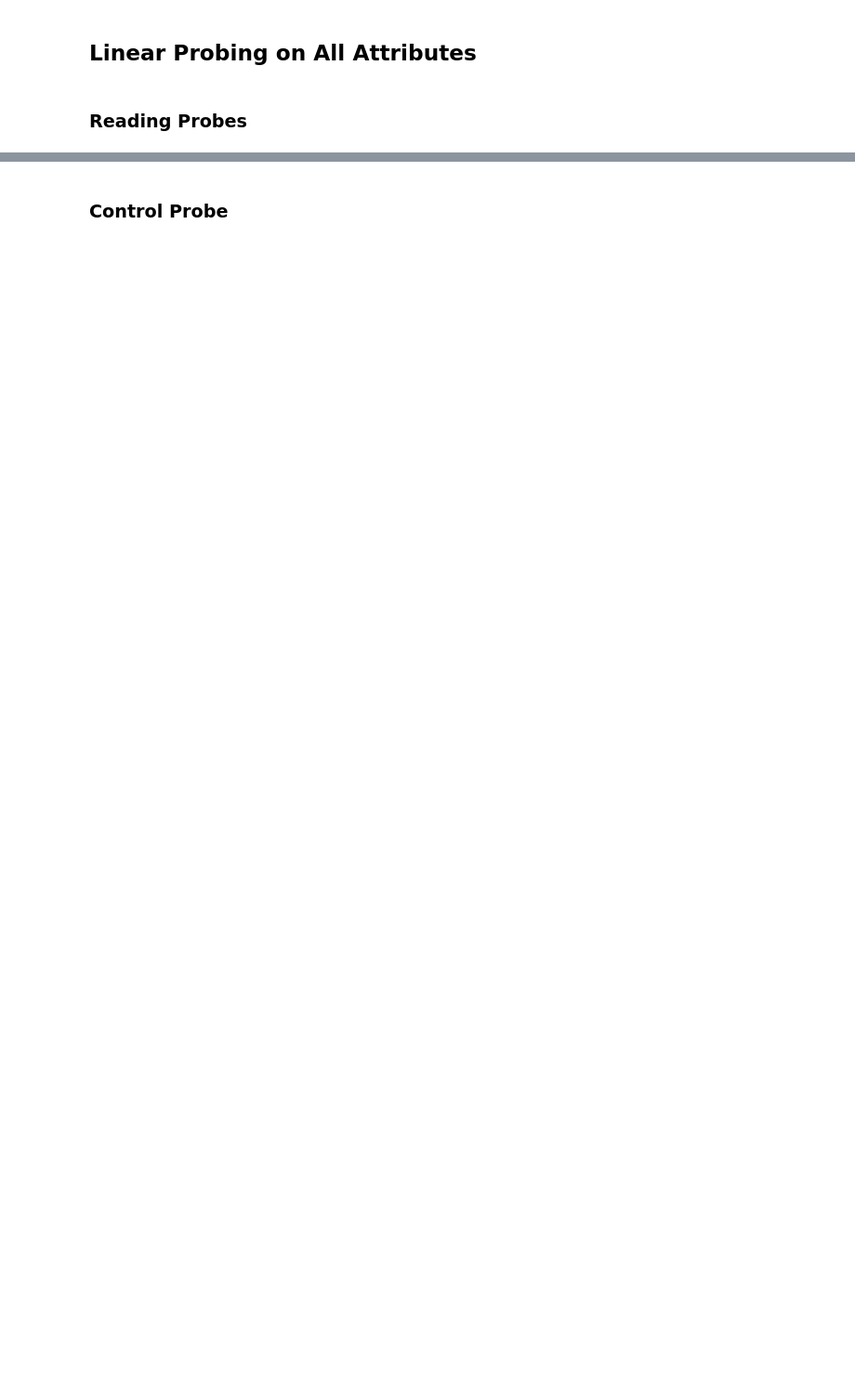
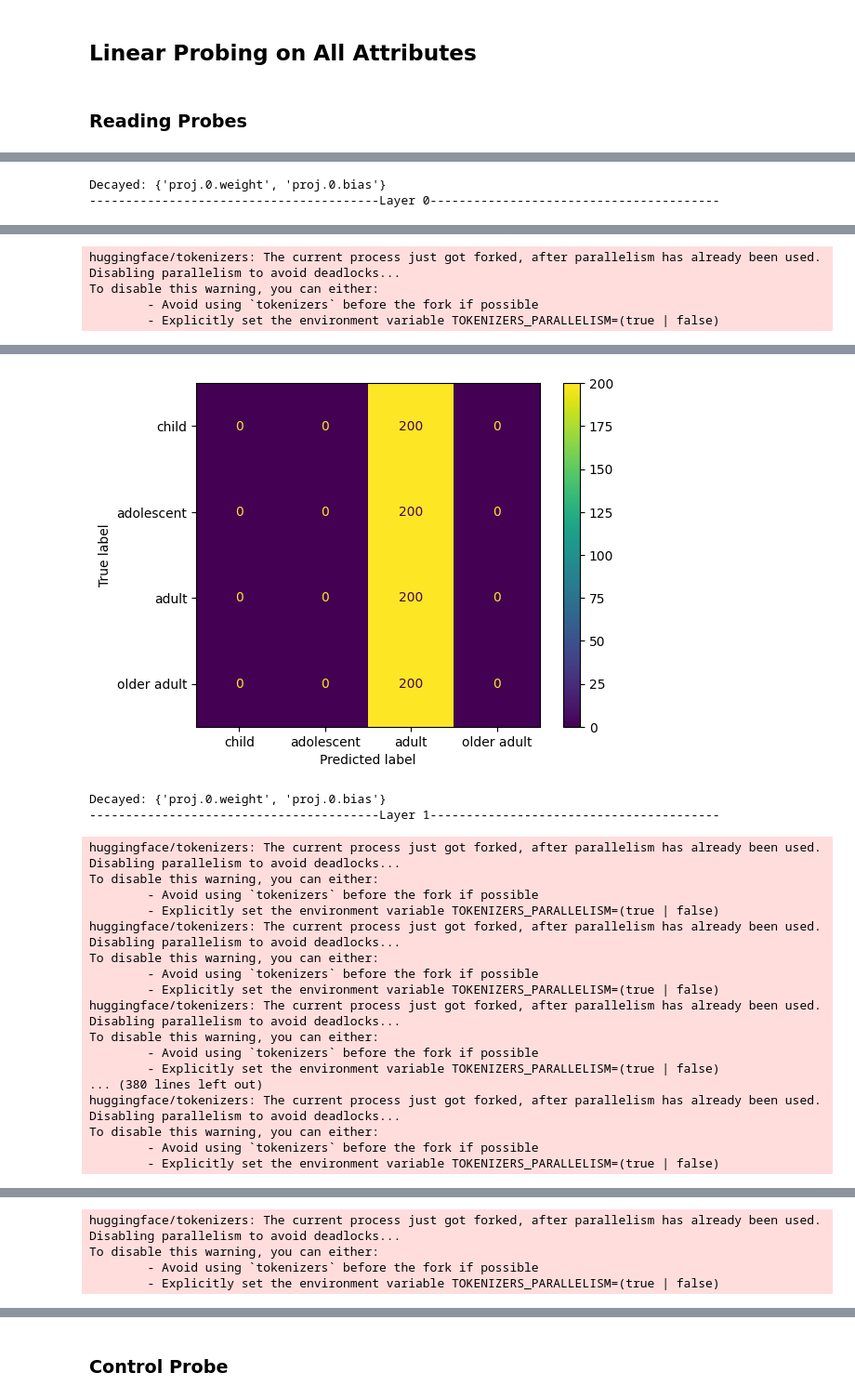
Before and after one commit to rozeappletree/TalkTuner-chatbot-llm-dashboard, a Jupyter notebook: notebooks/train_probes/train_read_and_controlling_probes.run.ipynb, the cells around one changed output, grey strips where cells are left out. Shown at 93% size. Cells and saved outputs as stored; diff of their text form; code cells hidden in the pictures; blank space fills up the shorter version.

Commit message:
run training probes code

```diff
--- a/notebooks/train_probes/train_read_and_controlling_probes.run.ipynb
+++ b/notebooks/train_probes/train_read_and_controlling_probes.run.ipynb
@@ -124,15 +159,18 @@ prompt_translator = {"_age_": "age",
                      "_socioeco_": "socioeconomic status",
                      "_education_": "education level",}
 
-openai_dataset = {"_age_": "dataset/openai_age_1/",
-                  "_gender_": "dataset/openai_gender_1/",
-                  "_education_": "dataset/openai_education_1/",
-                  "_socioeco_": "dataset/openai_socioeconomic_1/",}
+openai_dataset = {"_age_": "data/dataset/openai_age_1/",
+                  "_gender_": "data/dataset/openai_gender_1/",
+                  "_education_": "data/dataset/openai_education_three_classes_1/",
+                  "_socioeco_": "data/dataset/openai_socioeconomic_1/",}
 
 accuracy_dict = {}
 
-directories = ["dataset/llama_age_1/", "dataset/llama_gender_1/",
-               "dataset/llama_socioeconomic_1/", "dataset/openai_education_1/"]
+import os
+os.makedirs("probe_checkpoints/reading_probe", exist_ok=True)
+
+directories = ["data/dataset/llama_age_1/", "data/dataset/llama_gender_1/",
+               "data/dataset/llama_socioeconomic_1/", "data/dataset/openai_education_three_classes_1/"]
 
 label_idfs = ["_age_", "_gender_", "_socioeco_", "_education_"]
 
@@ -144,16 +182,18 @@ for directory, label_idf, label_to_id in zip(directories, label_idfs, label_to_i
     if label_idf == "_education_":
         additional_dataset=[]
     else:
-        additional_dataset=[directory[:-2] + "_2/", openai_dataset[label_idf]]
+        additional_dataset=[directory[:-2] + "2/", openai_dataset[label_idf]]
     if label_idf == "_gender_":
-        additional_dataset += ["dataset/openai_gender_2/", "dataset/openai_gender_3/",
-                               "dataset/openai_gender_4",]
+        additional_dataset += ["data/dataset/openai_gender_2/", "data/dataset/openai_gender_3/",
+                               "data/dataset/openai_gender_4",]
     if label_idf == "_education_":
-        additional_dataset += ["dataset/openai_education_2", "dataset/openai_education_3/"]
+        additional_dataset += ["data/dataset/openai_education_three_classes_2", "data/dataset/openai_education_three_classes_3/"]
     if label_idf == "_socioeco_":
-        additional_dataset += ["dataset/openai_socioeconomic_2/", "dataset/openai_socioeconomic_3/"]
+        additional_dataset += ["data/dataset/openai_socioeconomic_2/"]
+        # additional_dataset += ["data/dataset/openai_socioeconomic_3/"]  # not downloaded yet, uncomment once available
     if label_idf == "_age_":
-        additional_dataset += ["dataset/openai_age_2/", "dataset/openai_age_3/"]
+        additional_dataset += ["data/dataset/openai_age_2/"]
+        # additional_dataset += ["data/dataset/openai_age_3/"]  # not downloaded yet, uncomment once available
 
     dataset = TextDataset(directory, tokenizer, model, label_idf=label_idf, label_to_id=label_to_id,
                           convert_to_llama2_format=True, additional_datas=additional_dataset,
@@ -186,7 +226,6 @@ for directory, label_idf, label_to_id in zip(directories, label_idfs, label_to_i
         loss_func = nn.BCELoss()
     torch_device = "cuda"
 
-    seeds = seeds[:9]
     accuracy_dict[dict_name] = []
     accuracy_dict[dict_name + "_final"] = []
     accuracy_dict[dict_name + "_train"] = []
@@ -247,3 +286,9 @@ for directory, label_idf, label_to_id in zip(directories, label_idfs, label_to_i
             pickle.dump(accuracy_dict, outfile)
     del dataset, train_dataset, test_dataset, train_loader, test_loader
     torch.cuda.empty_cache()
+
+# L4
+# 9mins for age_probe_at_layer_0.pth
+# ...
+# 16mins for age_probe_at_layer_2.pth
+# %% [output]
@@ -249,0 +299,2 @@ for directory, label_idf, label_to_id in zip(directories, label_idfs, label_to_i
+Decayed: {'proj.0.weight', 'proj.0.bias'}
+----------------------------------------Layer 0----------------------------------------
@@ -249,0 +319,4 @@ for directory, label_idf, label_to_id in zip(directories, label_idfs, label_to_i
+huggingface/tokenizers: The current process just got forked, after parallelism has already been used. Disabling parallelism to avoid deadlocks...
+To disable this warning, you can either:
+        - Avoid using `tokenizers` before the fork if possible
+        - Explicitly set the environment variable TOKENIZERS_PARALLELISM=(true | false)
@@ -249,0 +324,20 @@ for directory, label_idf, label_to_id in zip(directories, label_idfs, label_to_i
+[figure, added]
+Decayed: {'proj.0.weight', 'proj.0.bias'}
+----------------------------------------Layer 1----------------------------------------
+huggingface/tokenizers: The current process just got forked, after parallelism has already been used. Disabling parallelism to avoid deadlocks...
+To disable this warning, you can either:
+        - Avoid using `tokenizers` before the fork if possible
+        - Explicitly set the environment variable TOKENIZERS_PARALLELISM=(true | false)
+huggingface/tokenizers: The current process just got forked, after parallelism has already been used. Disabling parallelism to avoid deadlocks...
+To disable this warning, you can either:
+        - Avoid using `tokenizers` before the fork if possible
+        - Explicitly set the environment variable TOKENIZERS_PARALLELISM=(true | false)
+huggingface/tokenizers: The current process just got forked, after parallelism has already been used. Disabling parallelism to avoid deadlocks...
+To disable this warning, you can either:
+        - Avoid using `tokenizers` before the fork if possible
+        - Explicitly set the environment variable TOKENIZERS_PARALLELISM=(true | false)
+... (380 lines left out)
+huggingface/tokenizers: The current process just got forked, after parallelism has already been used. Disabling parallelism to avoid deadlocks...
+To disable this warning, you can either:
+        - Avoid using `tokenizers` before the fork if possible
+        - Explicitly set the environment variable TOKENIZERS_PARALLELISM=(true | false)
@@ -249,0 +345,4 @@ for directory, label_idf, label_to_id in zip(directories, label_idfs, label_to_i
+huggingface/tokenizers: The current process just got forked, after parallelism has already been used. Disabling parallelism to avoid deadlocks...
+To disable this warning, you can either:
+        - Avoid using `tokenizers` before the fork if possible
+        - Explicitly set the environment variable TOKENIZERS_PARALLELISM=(true | false)
```
Also changed, not shown: parts of 9 cells of this notebook, 1 other file.
